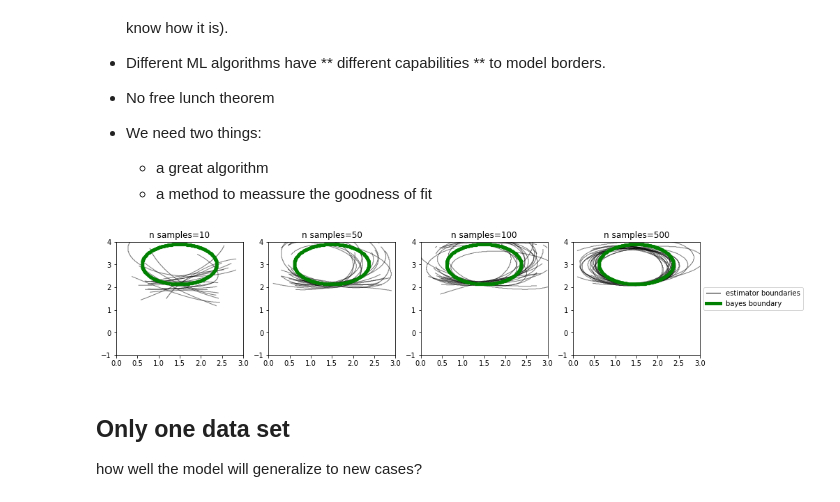
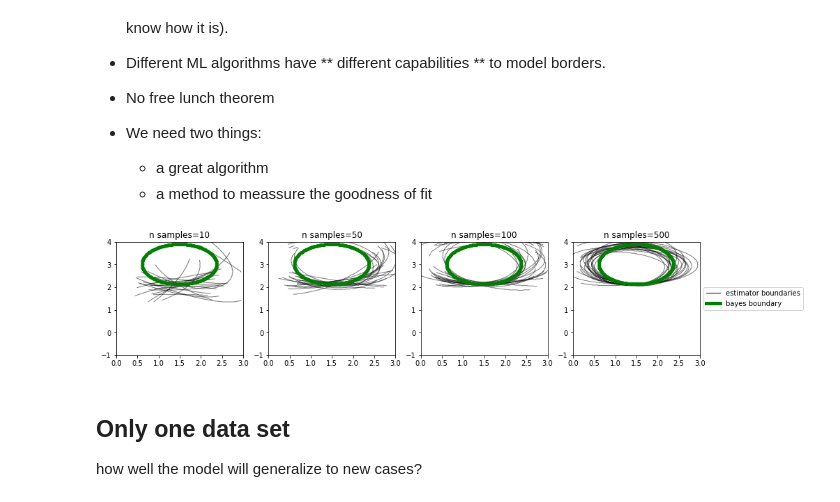
Before and after one commit to sivico26/ML-biocomp, a Jupyter notebook: notebooks/lectures/lect1-introduction.ipynb, the cells around one changed output. Saved outputs shown, nothing was run; the diff lists cells and outputs as text; code cells hidden in the pictures.

```diff
--- a/notebooks/lectures/lect1-introduction.ipynb
+++ b/notebooks/lectures/lect1-introduction.ipynb
@@ -183,9 +186,11 @@ Thus, any algorithm need some assumptions over the data
     + a method to meassure the goodness of fit
 # %%
 # Stability
+
+estimator = SVC(gamma=.5)
 mlutils.sample_borders(mc, estimator, samples = [10,50,100,500], n_reps=20, mins=[0,-1], maxs=[3,4])
 # %% [output]
-[figure, old version]
+[figure, new version]
 # %% [markdown]
 ## Only one data set
 how well the model will generalize to new cases?
```
Also changed, not shown: parts of 14 cells of this notebook.
